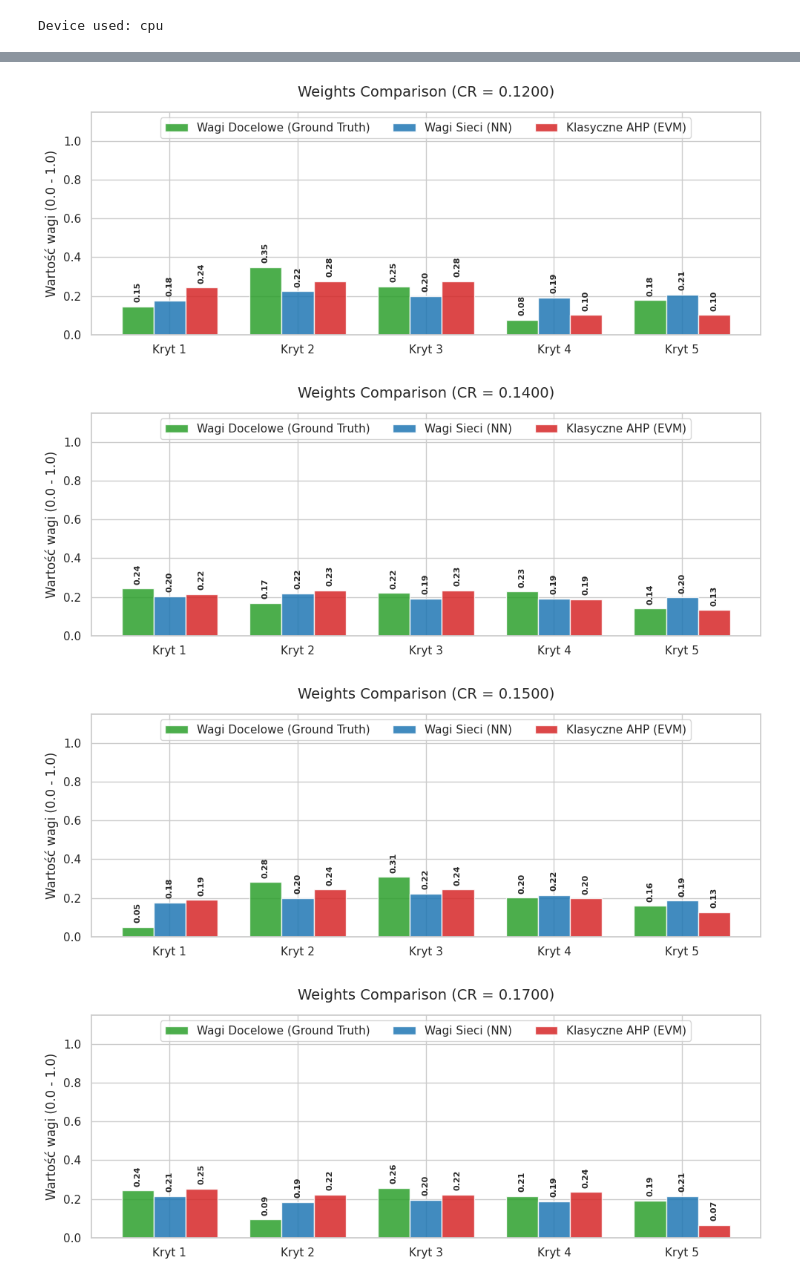
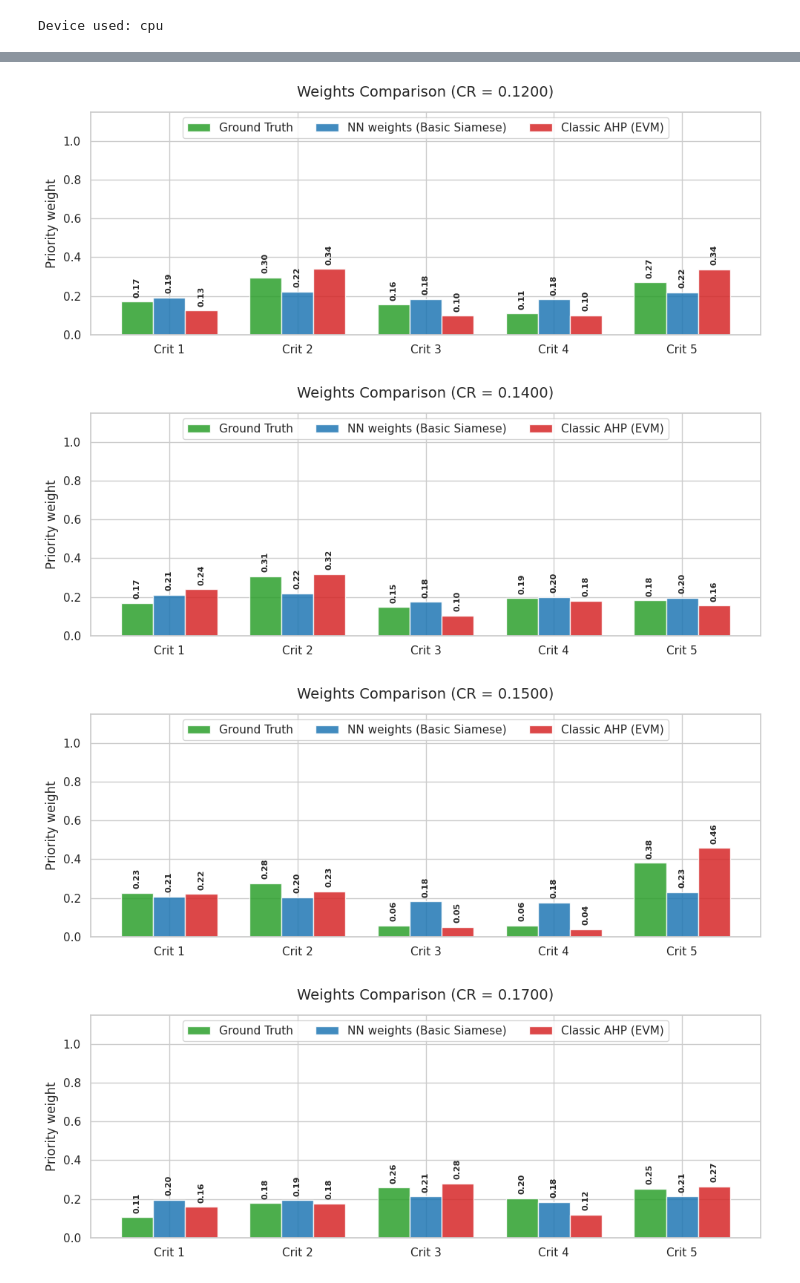
Before and after one commit to KonradHD/NN-preference-modeling, a Jupyter notebook: results.ipynb, the cells around one changed output, grey strips where cells are left out. Cells and saved outputs as stored; diff of their text form; code cells hidden in the pictures.

```diff
--- a/results.ipynb
+++ b/results.ipynb
@@ -23,6 +25,13 @@ IS_UNIFORM = True
 CRITERIA_NUM = 5
 CONSISTENCY_RATES = [0.01, 0.02, 0.03, 0.04, 0.05, 0.07, 0.08, 0.1, 0.12, 0.14, 0.15,
                      0.17, 0.18, 0.2, 0.23, 0.27, 0.3, 0.33, 0.37, 0.4]
+
+TRAIN_MATRICES_NUM = 10000
+VALID_MATRICES_NUM = 1000
+TEST_MATRICES_NUM = 1000
+
+MODEL_TYPE = "siamese"
+MODEL_NAME = "basic_10000m"
 # %%
 def load_test_matrices(loader: MatricesLoader):
     all_matrices = {}
@@ -68,6 +100,6 @@ def predict_weights(model: torch.nn.Module, matrix: np.ndarray, device: torch.de
 # %%
-model = SiameseAHPModel(n_criteria=CRITERIA_NUM)
-trained_model = load_model_weights(model, "siamese", "basic_model.pth", device)
+model = BasicSiameseModel(n_criteria=CRITERIA_NUM)
+trained_model, history = load_model_weights_history(model, MODEL_TYPE, MODEL_NAME, device)
 
 loader = MatricesLoader()
 matrices, weights = load_test_matrices(loader)
@@ -75,15 +107,15 @@ predicted_priority_weights = {}
 evm_solver = EVM()
 evm_priority_weights = {}
 
-for cr, test_matrix in matrices.items():
-    predicted_priority_vector = predict_weights(trained_model, test_matrix, device)
-    evm_priority_vector, _ = evm_solver.compute_single(test_matrix)
+for cr, test_matrices in matrices.items():
+    # predicted_priority_vector = predict_single_weights(trained_model, test_matrix, device)
+    # evm_priority_vector, _ = evm_solver.compute_single(test_matrix)
 
-    predicted_priority_weights[cr] = predicted_priority_vector
-    evm_priority_weights[cr] = evm_priority_vector
+    predicted_priority_vectors = predict_batch_weights(trained_model, test_matrices, device)
+    evm_priority_vectors, _ = evm_solver.compute_batch(test_matrices)
 
+    predicted_priority_weights[cr] = predicted_priority_vectors
+    evm_priority_weights[cr] = evm_priority_vectors
 
-print("Predicted AHP weights:")
-for i, weight in enumerate(predicted_priority_vector):
-    print(f"Criterium {i+1}: {weight:.4f}")
+print("Predicted AHP weights")
 # %% [output]
@@ -107,10 +125,11 @@ Criterium 5: 0.2205
 # %%
 weights_visualizator = WeightsVisualizator()
+nn_name = f"{MODEL_NAME.split('_')[0]} {MODEL_TYPE}".title()
 
 for cr_key in weights.keys():
-    pred_weights_vector = predicted_priority_weights.get(cr_key)
-    evm_weights_vector = evm_priority_weights.get(cr_key).flatten()
-    weights_vector = weights.get(cr_key).flatten()
+    pred_weights_vector = predicted_priority_weights.get(cr_key)[0]
+    evm_weights_vector = evm_priority_weights.get(cr_key)[0].flatten()
+    weights_vector = weights.get(cr_key)[0].flatten()
 
-    weights_visualizator.plot_comparison_all(weights_vector, pred_weights_vector, evm_weights_vector, cr_key)
+    weights_visualizator.plot_comparison_all(weights_vector, pred_weights_vector, evm_weights_vector, cr_key, nn_name)
 # %% [output]
@@ -125,5 +144,5 @@ for cr_key in weights.keys():
-[figure, old version]
+[figure, new version]
-[figure, old version]
+[figure, new version]
-[figure, old version]
+[figure, new version]
-[figure, old version]
+[figure, new version]
 ... (8 outputs left out)
```
Also changed, not shown: parts of 10 cells of this notebook, 13 other files.
